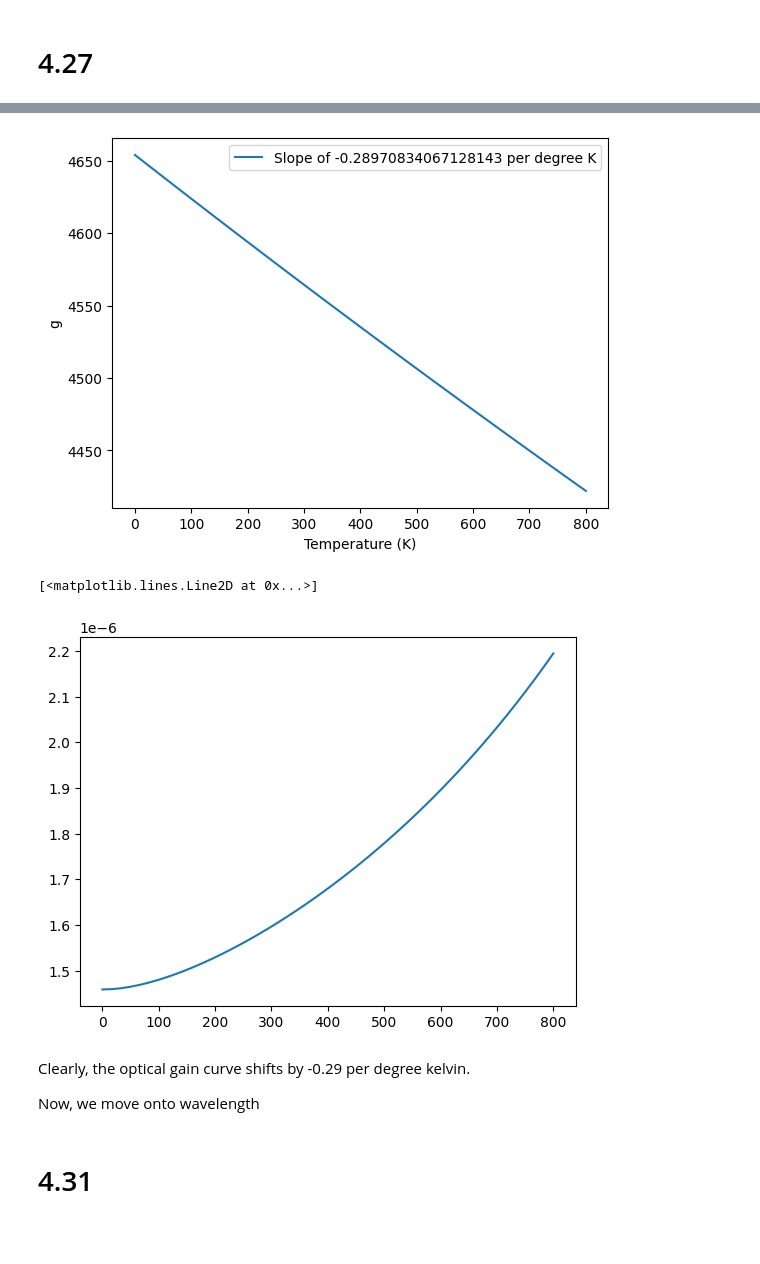
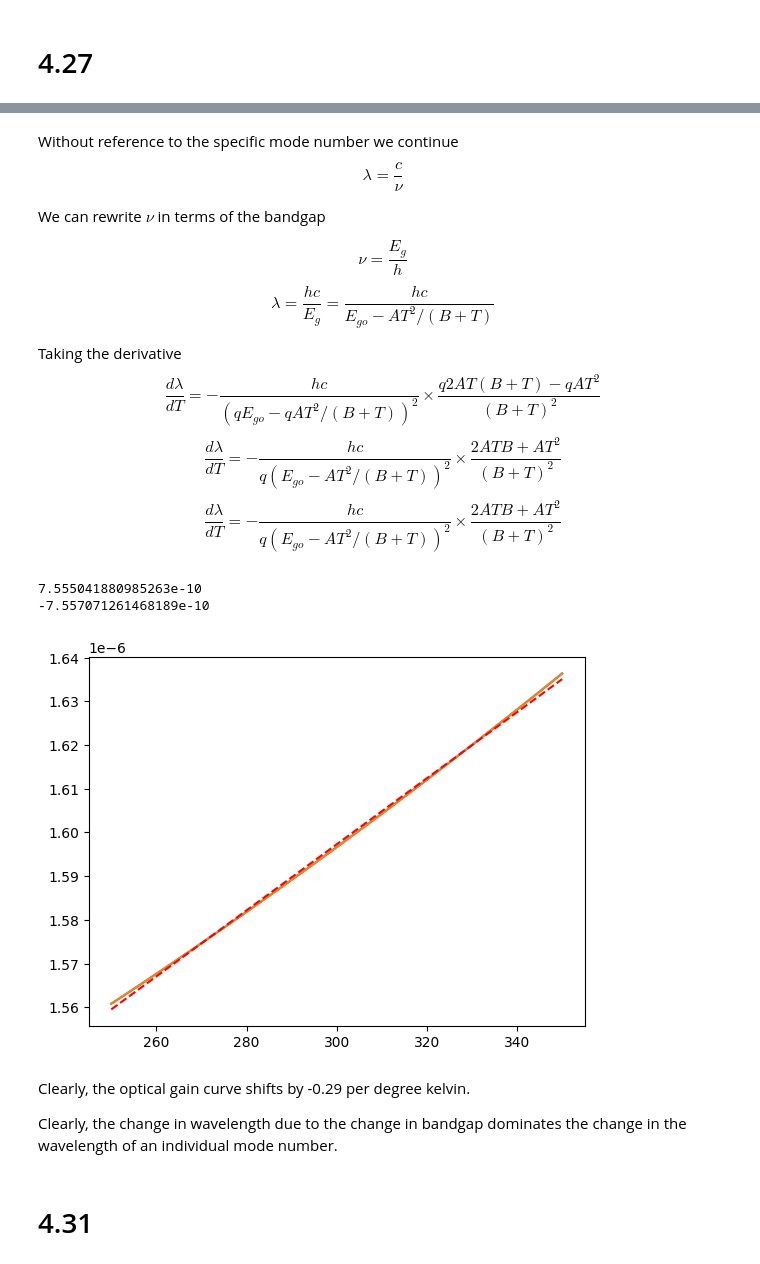
Before and after one commit to 11of12/coursework, a Jupyter notebook: winter2026/ecen555/hw7/hw7.ipynb, the cells around one changed output, grey strips where cells are left out. Cells and saved outputs as stored; diff of their text form; code cells hidden in the pictures; blank space fills up the shorter version.

```diff
--- a/winter2026/ecen555/hw7/hw7.ipynb
+++ b/winter2026/ecen555/hw7/hw7.ipynb
@@ -130,44 +208,36 @@ B = 301 # K
+# %% [markdown]
+Without reference to the specific mode number we continue
+$$ \lambda = \frac{c}{\nu} $$
+
+We can rewrite $\nu$ in terms of the bandgap
+
+$$ \nu = \frac{E_g}{h} $$
+$$ \lambda = \frac{hc}{E_g} = \frac{hc}{E_{go} - AT^2/(B+T)}$$
+
+Taking the derivative
+$$ \frac{d\lambda}{dT} = -\frac{hc}{(qE_{go} - qAT^2/(B+T))^2 }\times \frac{q2AT(B+T) - qAT^2}{(B+T)^2}$$
+$$ \frac{d\lambda}{dT} = -\frac{hc}{q(E_{go} - AT^2/(B+T))^2 }\times \frac{2ATB+AT^2}{(B+T)^2}$$
+$$ \frac{d\lambda}{dT} = -\frac{hc}{q(E_{go} - AT^2/(B+T))^2 }\times  \frac{2ATB+AT^2}{(B+T)^2}$$
 # %%
-import matplotlib.pyplot as plt
-
-
-
-T = np.linspace(0, 800)
-alpha_T = 5.6*10**-6
-n = n_room_temp - dn_dT*(300 - T)
-L = (1 + alpha_T * (T-300)) * 250e-6
-# plt.plot(T, n)
-
-R = (n-1)**2 / (n+1)**2 # Assuming that this is at
-# x = 1/R**2
-# plt.plot(x, np.log(1/R**2))
-# plt.plot(x, 0.104*x + 1.26)
-
-# plt.show()
-g = 1/(2*L) * np.log(1/R**2)
-
-slope, intercept = np.polyfit(T, g, deg=1)
-
-plt.plot(T, g, label=f"Slope of {slope} per degree K")
-plt.xlabel("Temperature (K)")
-plt.ylabel("g")
-plt.legend()
-plt.show()
-
-E_g = E_go - A*T**2 / (B+T)
-f = (E_g*e) / h
+E_g = e*(E_go - A*T**2 / (B+T))
+f = (E_g) / h
 lam = c / f
 
+slope, intercept = np.polyfit(T, lam, deg=1)
 plt.plot(T, lam)
-# plt.plot(T, )
+plt.plot(T, h*c/E_g)
+plt.plot(T, slope*T + intercept, "r--")
+
+print(slope)
+print(- h*c/(e*(E_go - A*300**2/(B+300))**2) * (2*A*300*B + A*300**2)/(B+300)**2)
 # %% [output]
+7.555041880985263e-10
+-7.557071261468189e-10
-[figure, old version]
+[figure, new version]
-[<matplotlib.lines.Line2D at 0x...>]
-[figure, removed]
 # %% [markdown]
 Clearly, the optical gain curve shifts by -0.29 per degree kelvin.
 
-Now, we move onto wavelength
+Clearly, the change in wavelength due to the change in bandgap dominates the change in the wavelength of an individual mode number.
 # %% [markdown]
 # 4.31
 # %% [markdown]
```
Also changed, not shown: parts of 10 cells of this notebook, 24 other files.
